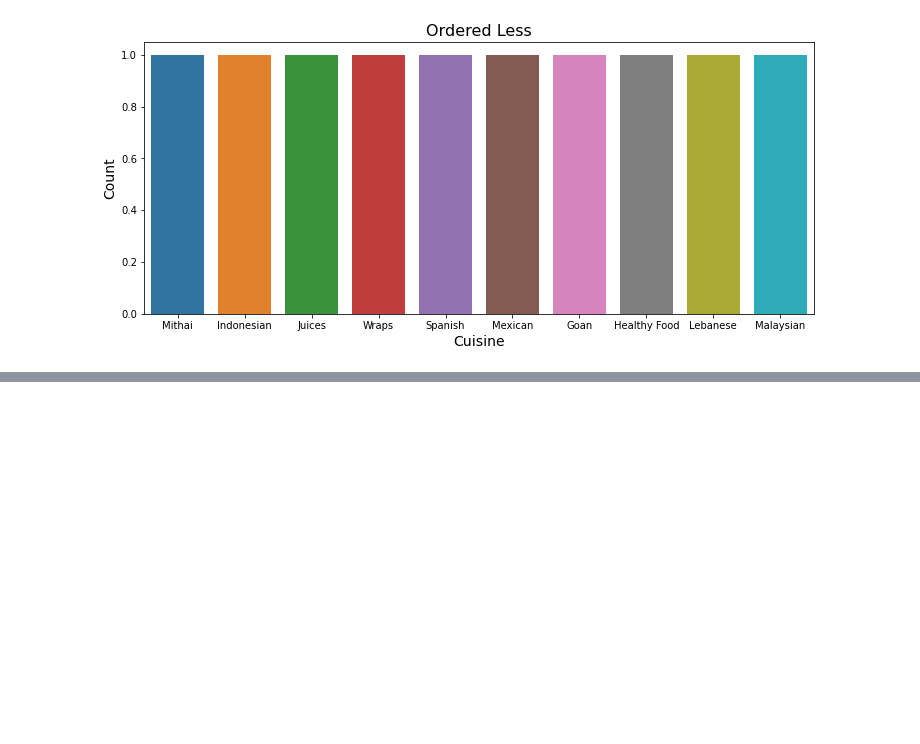
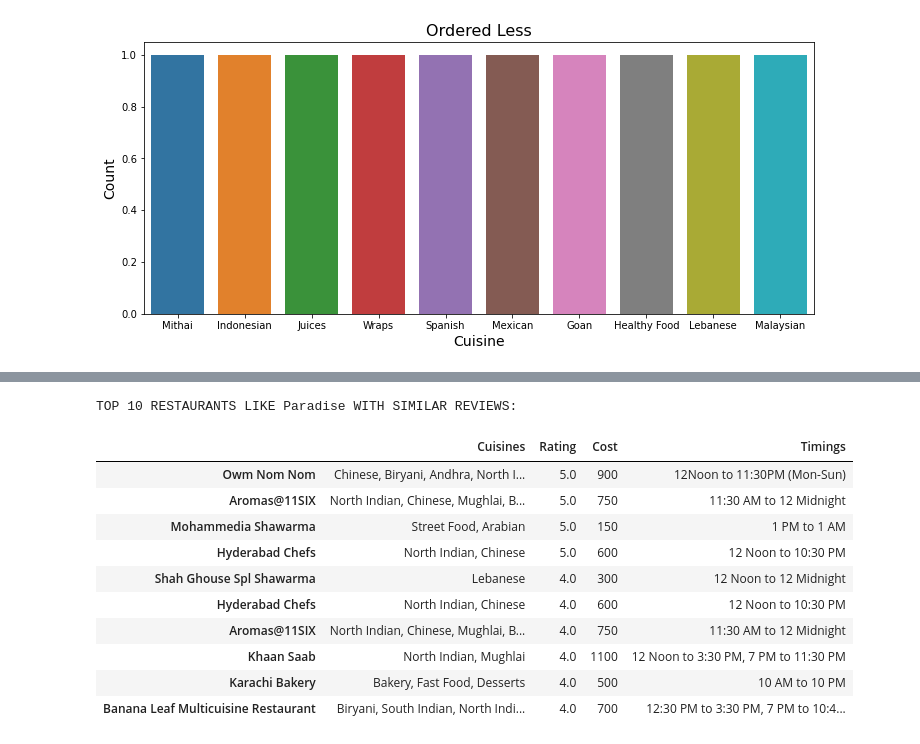
Before and after one commit to Narayan718/unsupervized-learning, a Jupyter notebook: zomato.ipynb, the cells around one changed output, grey strips where cells are left out. Drawn from its saved outputs; the diff is of its cells as text; code cells hidden in the pictures; blank space fills up the shorter version.

```diff
--- a/zomato.ipynb
+++ b/zomato.ipynb
@@ -598,0 +721,16 @@ plt.show()
+# %%
+#top recomendatations on the example
+recommend('Paradise')
+# %% [output]
+TOP 10 RESTAURANTS LIKE Paradise WITH SIMILAR REVIEWS:
+|  | Cuisines | Rating | Cost | Timings |
+| Owm Nom Nom | Chinese, Biryani, Andhra, North I... | 5.0 | 900 | 12Noon to 11:30PM (Mon-Sun) |
+| Aromas@11SIX | North Indian, Chinese, Mughlai, B... | 5.0 | 750 | 11:30 AM to 12 Midnight |
+| Mohammedia Shawarma | Street Food, Arabian | 5.0 | 150 | 1 PM to 1 AM |
+| Hyderabad Chefs | North Indian, Chinese | 5.0 | 600 | 12 Noon to 10:30 PM |
+| Shah Ghouse Spl Shawarma | Lebanese | 4.0 | 300 | 12 Noon to 12 Midnight |
+| Hyderabad Chefs | North Indian, Chinese | 4.0 | 600 | 12 Noon to 10:30 PM |
+| Aromas@11SIX | North Indian, Chinese, Mughlai, B... | 4.0 | 750 | 11:30 AM to 12 Midnight |
+| Khaan Saab | North Indian, Mughlai | 4.0 | 1100 | 12 Noon to 3:30 PM, 7 PM to 11:30 PM |
+| Karachi Bakery | Bakery, Fast Food, Desserts | 4.0 | 500 | 10 AM to 10 PM |
+| Banana Leaf Multicuisine Restaurant | Biryani, South Indian, North Indi... | 4.0 | 700 | 12:30 PM to 3:30 PM, 7 PM to 10:4... |
```
Also changed, not shown: parts of 44 cells of this notebook.
